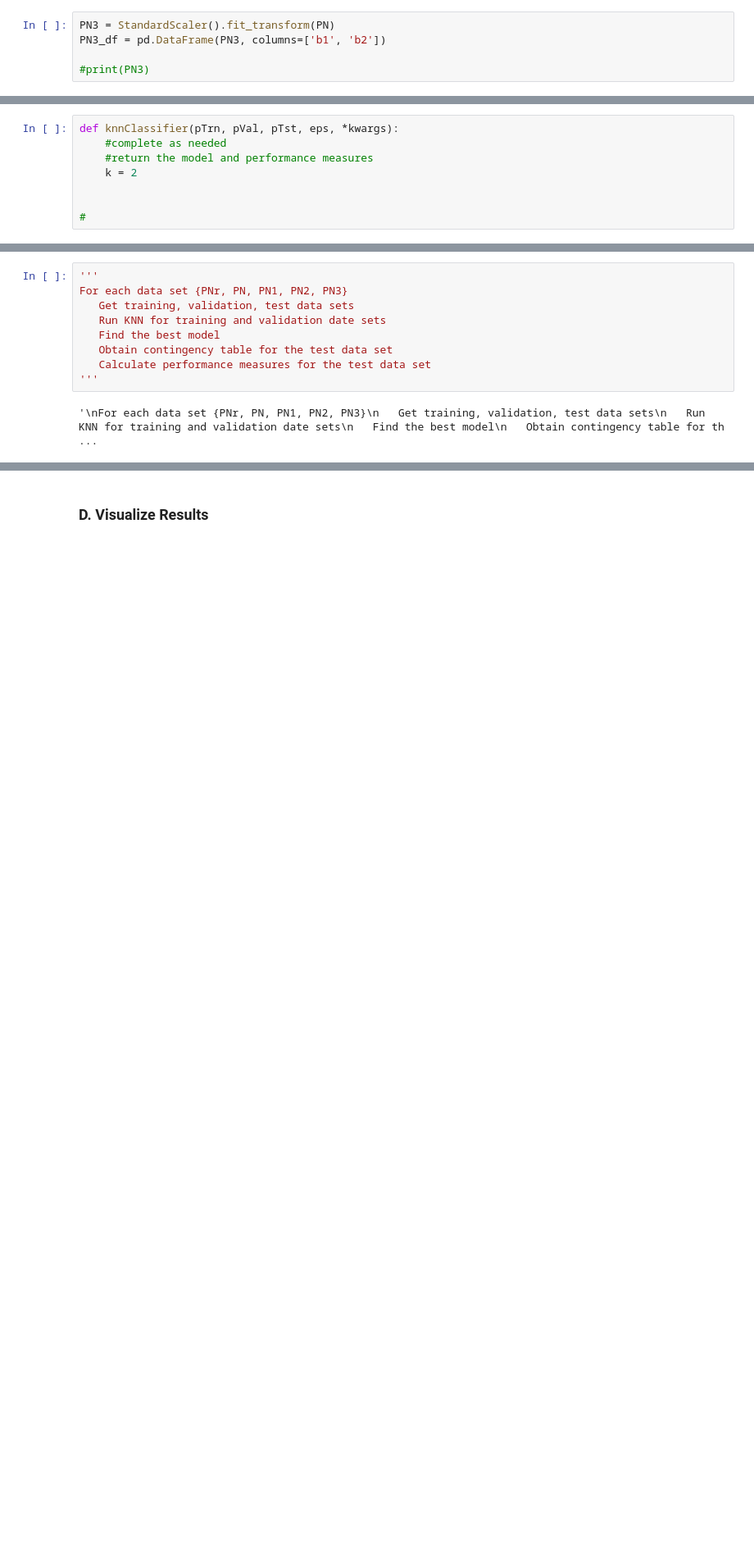
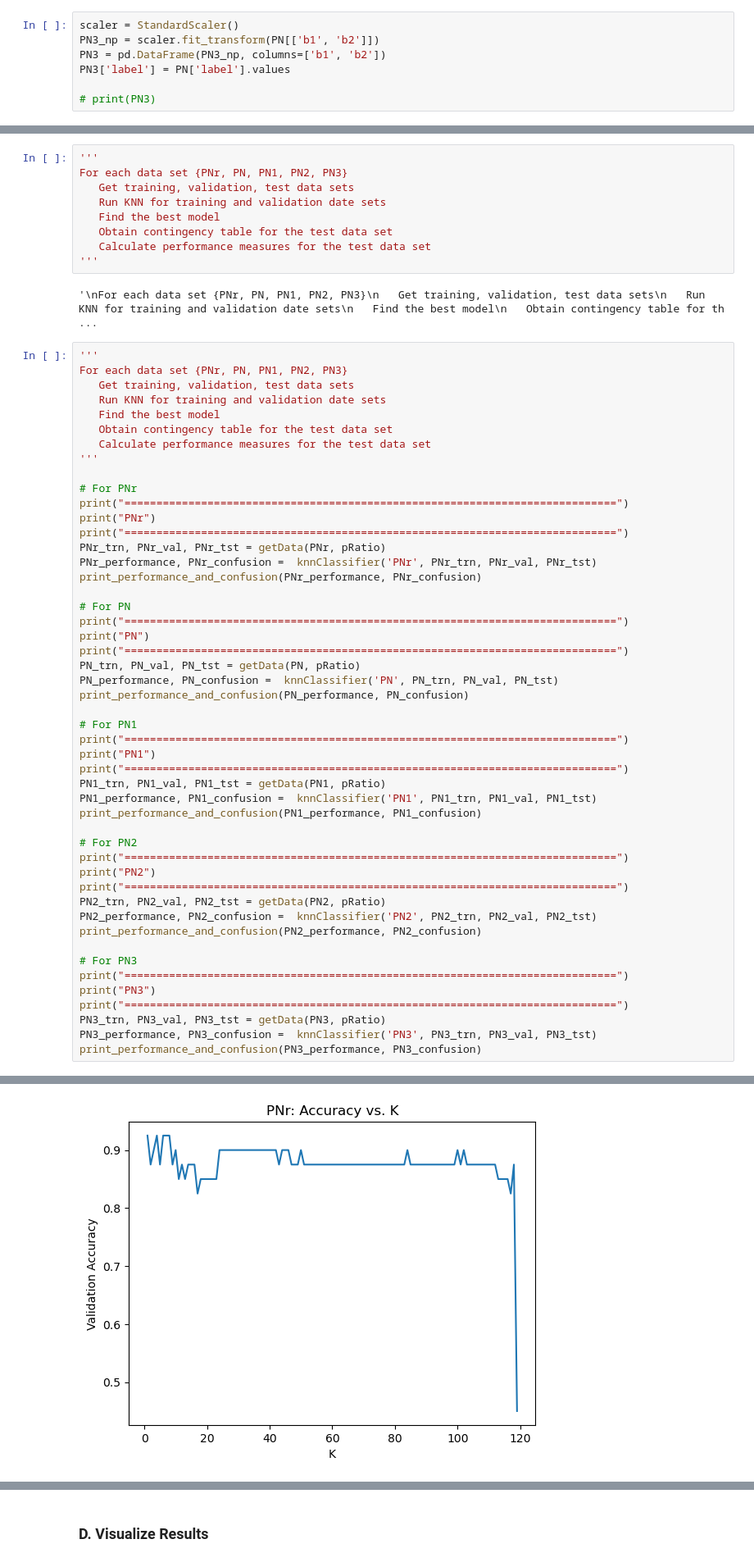
Before and after one commit to arlemoine/cmps470_circuit_breakers, a Jupyter notebook: Challenge_1/C1_2.ipynb, the cells around one changed output, grey strips where cells are left out. Shown at 82% size. Saved outputs shown, nothing was run; the diff lists cells and outputs as text; blank space fills up the shorter version.

```diff
--- a/Challenge_1/C1_2.ipynb
+++ b/Challenge_1/C1_2.ipynb
@@ -145,10 +155,12 @@ PN2_df = pd.DataFrame(PN2, columns=['b1', 'b2'])
 # %% [markdown]
 Apply scaling to PN by std-normal, PN3:
 # %%
-PN3 = StandardScaler().fit_transform(PN)
-PN3_df = pd.DataFrame(PN3, columns=['b1', 'b2'])
+scaler = StandardScaler()
+PN3_np = scaler.fit_transform(PN[['b1', 'b2']])
+PN3 = pd.DataFrame(PN3_np, columns=['b1', 'b2'])
+PN3['label'] = PN['label'].values
 
-#print(PN3)
+# print(PN3)
 # %% [markdown]
 ## Visualize Data
 # %% [markdown]
@@ -195,11 +311,3 @@ For the best k-value:
-# %%
-def knnClassifier(pTrn, pVal, pTst, eps, *kwargs):
-    #complete as needed
-    #return the model and performance measures
-    k = 2
-
-
-#
 # %% [markdown]
 ### C. Run experiments for each data set {PNr, PN, PN1, PN2, PN3}
 # %%
@@ -213,3 +321,53 @@ For each data set {PNr, PN, PN1, PN2, PN3}
 '''
 # %% [output]
 '\nFor each data set {PNr, PN, PN1, PN2, PN3}\n   Get training, validation, test data sets\n   Run KNN for training and validation date sets\n   Find the best model\n   Obtain contingency table for th ...
+# %%
+'''
+For each data set {PNr, PN, PN1, PN2, PN3}
+   Get training, validation, test data sets
+   Run KNN for training and validation date sets
+   Find the best model
+   Obtain contingency table for the test data set
+   Calculate performance measures for the test data set
+'''
+
+# For PNr
+print("=============================================================================")
+print("PNr")
+print("=============================================================================")
+PNr_trn, PNr_val, PNr_tst = getData(PNr, pRatio)
+PNr_performance, PNr_confusion =  knnClassifier('PNr', PNr_trn, PNr_val, PNr_tst)
+print_performance_and_confusion(PNr_performance, PNr_confusion)
+
+# For PN
+print("=============================================================================")
+print("PN")
+print("=============================================================================")
+PN_trn, PN_val, PN_tst = getData(PN, pRatio)
+PN_performance, PN_confusion =  knnClassifier('PN', PN_trn, PN_val, PN_tst)
+print_performance_and_confusion(PN_performance, PN_confusion)
+
+# For PN1
+print("=============================================================================")
+print("PN1")
+print("=============================================================================")
+PN1_trn, PN1_val, PN1_tst = getData(PN1, pRatio)
+PN1_performance, PN1_confusion =  knnClassifier('PN1', PN1_trn, PN1_val, PN1_tst)
+print_performance_and_confusion(PN1_performance, PN1_confusion)
+
+# For PN2
+print("=============================================================================")
+print("PN2")
+print("=============================================================================")
+PN2_trn, PN2_val, PN2_tst = getData(PN2, pRatio)
+PN2_performance, PN2_confusion =  knnClassifier('PN2', PN2_trn, PN2_val, PN2_tst)
+print_performance_and_confusion(PN2_performance, PN2_confusion)
+
+# For PN3
+print("=============================================================================")
+print("PN3")
+print("=============================================================================")
+PN3_trn, PN3_val, PN3_tst = getData(PN3, pRatio)
+PN3_performance, PN3_confusion =  knnClassifier('PN3', PN3_trn, PN3_val, PN3_tst)
+print_performance_and_confusion(PN3_performance, PN3_confusion)
+# %% [output]
@@ -215,0 +377 @@ For each data set {PNr, PN, PN1, PN2, PN3}
+[figure, added]
```
Also changed, not shown: parts of 11 cells of this notebook, 5 other files.
